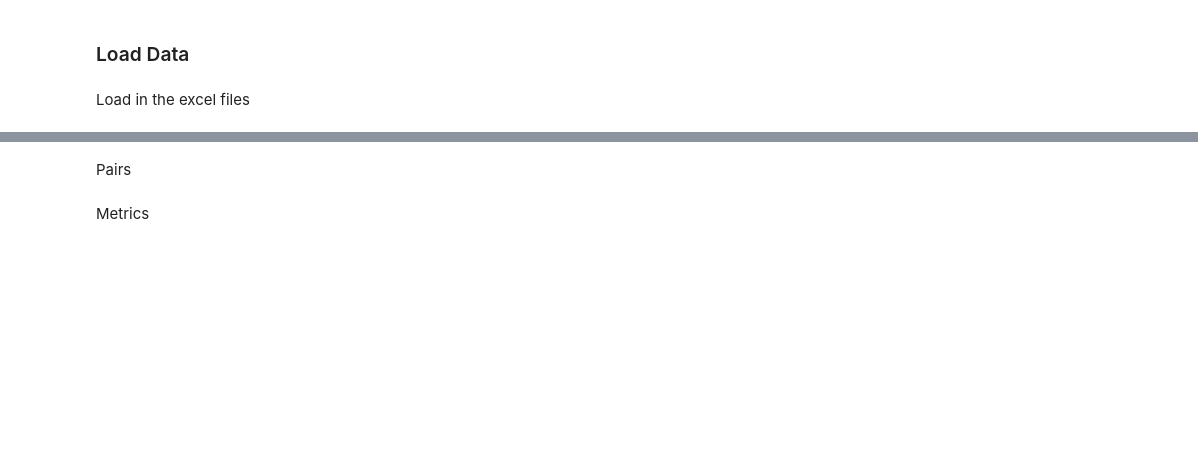
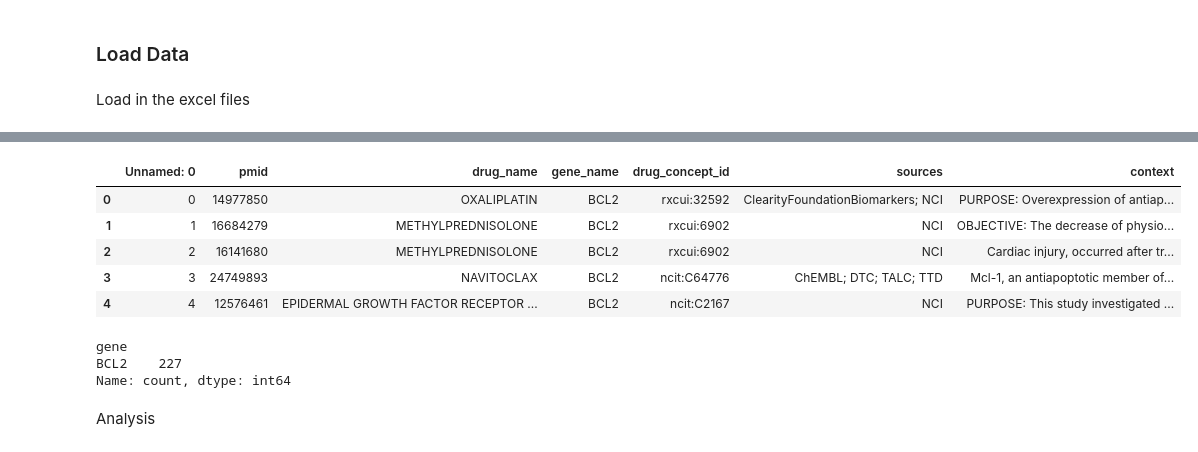
Before and after one commit to dgidb/dgiLIT, a Jupyter notebook: research/wags-llm/entity-tagging/analysis.ipynb, the cells around one changed output, grey strips where cells are left out. Saved outputs shown, nothing was run; the diff lists cells and outputs as text; code cells hidden in the pictures; blank space fills up the shorter version.

```diff
--- a/research/wags-llm/entity-tagging/analysis.ipynb
+++ b/research/wags-llm/entity-tagging/analysis.ipynb
@@ -24 +27,18 @@ Clean
+# %%
+truth_df.head()
+# %% [output]
+|  | Unnamed: 0 | pmid | drug_name | gene_name | drug_concept_id | sources | context |
+| 0 | 0 | 14977850 | OXALIPLATIN | BCL2 | rxcui:32592 | ClearityFoundationBiomarkers; NCI | PURPOSE: Overexpression of antiap... |
+| 1 | 1 | 16684279 | METHYLPREDNISOLONE | BCL2 | rxcui:6902 | NCI | OBJECTIVE: The decrease of physio... |
+| 2 | 2 | 16141680 | METHYLPREDNISOLONE | BCL2 | rxcui:6902 | NCI | Cardiac injury, occurred after tr... |
+| 3 | 3 | 24749893 | NAVITOCLAX | BCL2 | ncit:C64776 | ChEMBL; DTC; TALC; TTD | Mcl-1, an antiapoptotic member of... |
+| 4 | 4 | 12576461 | EPIDERMAL GROWTH FACTOR RECEPTOR ... | BCL2 | ncit:C2167 | NCI | PURPOSE: This study investigated ... |
+# %%
+pred_df['gene'].value_counts()
+# %% [output]
+gene
+BCL2    227
+Name: count, dtype: int64
+# %% [markdown]
+Analysis
 # %%
@@ -56,2 +52,0 @@ pred_df["gene"] = (
-# %% [markdown]
-Pairs
@@ -74,2 +52,0 @@ pred_pairs = set(
-# %% [markdown]
-Metrics
```
Also changed, not shown: parts of 27 cells of this notebook, 8 other files.
